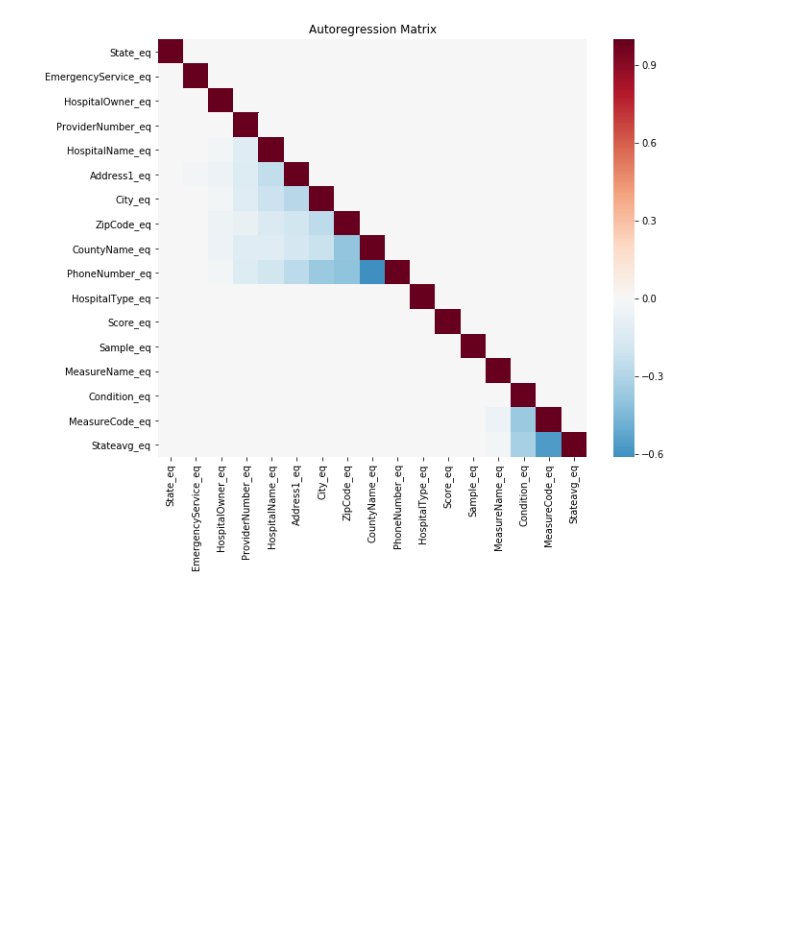
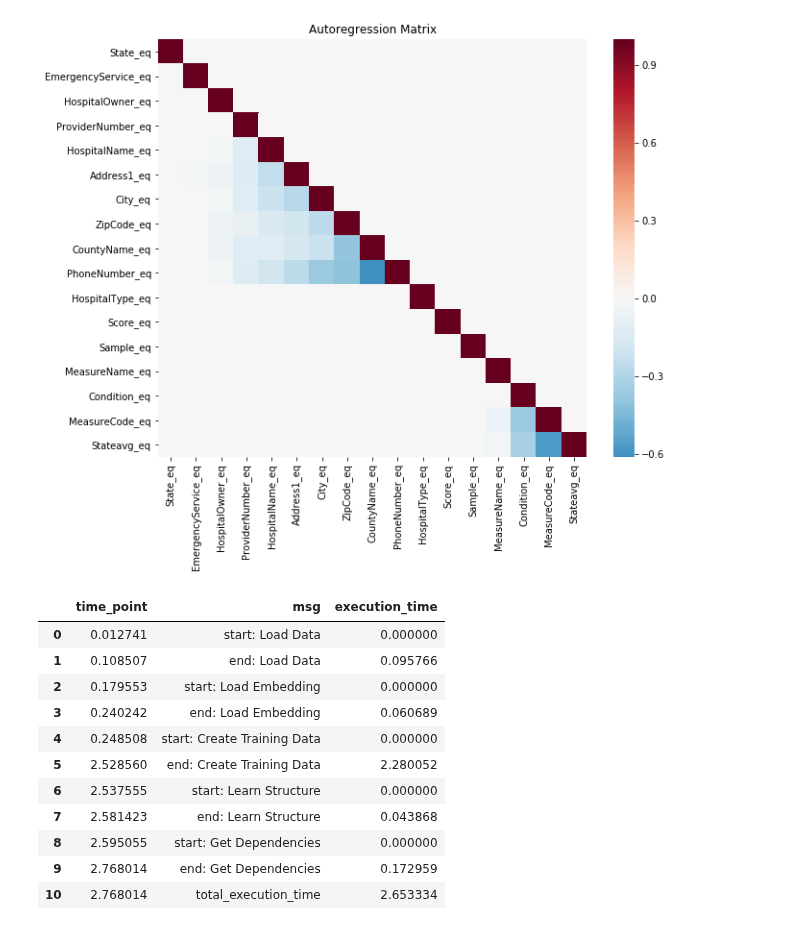
Before and after one commit to sis-ethz/Profiler-Public, a Jupyter notebook: tutorials/Tutorial1_Hospital.ipynb, the cells around one changed output. Drawn from its saved outputs; the diff is of its cells as text; code cells hidden in the pictures; blank space fills up the shorter version.

Commit message:
add runtime stat

```diff
--- a/tutorials/Tutorial1_Hospital.ipynb
+++ b/tutorials/Tutorial1_Hospital.ipynb
@@ -130,3 +130,18 @@ pf.session.visualize_inverse_covariance()
 pf.session.visualize_autoregression()
 # %% [output]
 [figure]
+# %%
+pf.session.timer.get_stat()
+# %% [output]
+|  | time_point | msg | execution_time |
+| 0 | 0.012741 | start: Load Data | 0.000000 |
+| 1 | 0.108507 | end: Load Data | 0.095766 |
+| 2 | 0.179553 | start: Load Embedding | 0.000000 |
+| 3 | 0.240242 | end: Load Embedding | 0.060689 |
+| 4 | 0.248508 | start: Create Training Data | 0.000000 |
+| 5 | 2.528560 | end: Create Training Data | 2.280052 |
+| 6 | 2.537555 | start: Learn Structure | 0.000000 |
+| 7 | 2.581423 | end: Learn Structure | 0.043868 |
+| 8 | 2.595055 | start: Get Dependencies | 0.000000 |
+| 9 | 2.768014 | end: Get Dependencies | 0.172959 |
+| 10 | 2.768014 | total_execution_time | 2.653334 |
```
Also changed, not shown: parts of 6 cells of this notebook, 1 other file.
